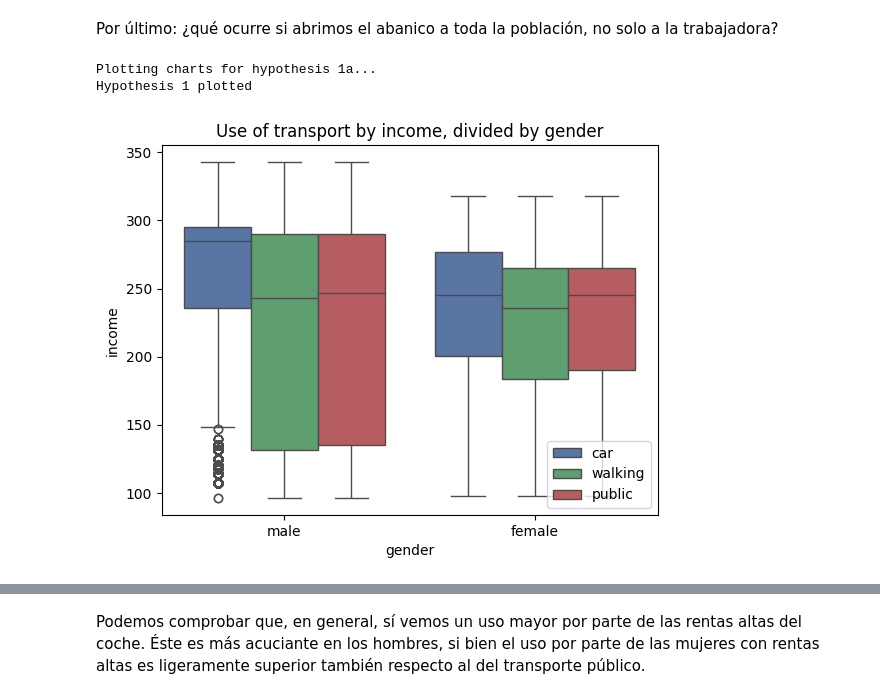
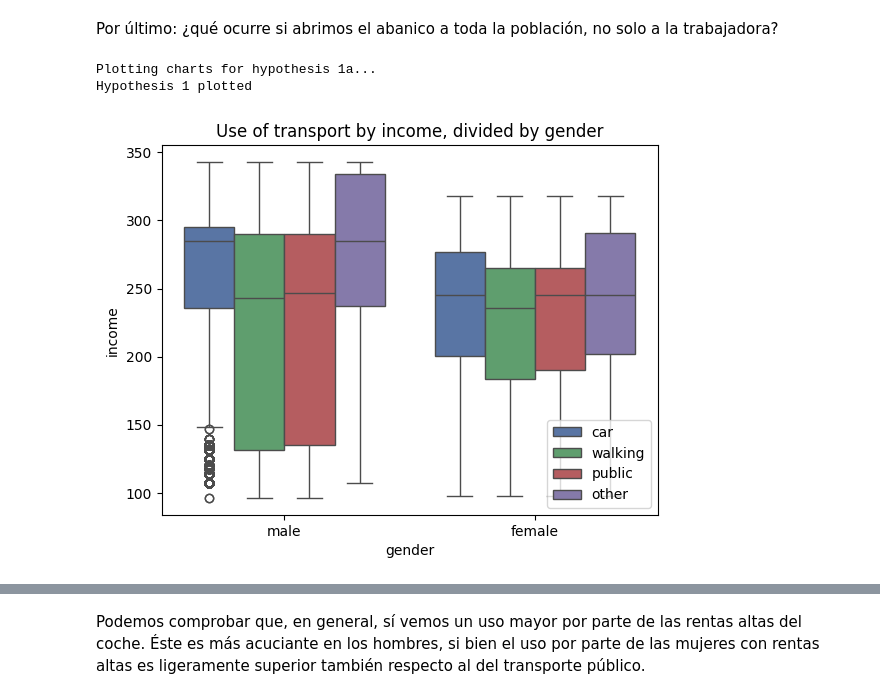
Before and after one commit to RauGarGom/madrid_transp_renta, a Jupyter notebook: memoria.ipynb, the cells around one changed output, grey strips where cells are left out. Drawn from its saved outputs; the diff is of its cells as text; code cells hidden in the pictures.

```diff
--- a/memoria.ipynb
+++ b/memoria.ipynb
@@ -390,10 +390,10 @@ El resultado es curioso. Nos encontramos con que, cuando dividimos por género,
 # %% [markdown]
 Por último: ¿qué ocurre si abrimos el abanico a toda la población, no solo a la trabajadora?
 # %%
-df_transp_work_main = df_transp[df_transp["transport"].isin(["car","public","walking"])]
-ut.hypo_1a(df_transp_work_main,title_name="Use of transport by income, divided by gender",
+df_transp_work_main2 = df_transp[df_transp["transport"].isin(["car","walking","public"])]
+ut.hypo_1b(df_transp,title_name="Use of transport by income, divided by gender",
           file_name="transport_main_gender",compare=True,col_compare='transport',jitter=False,n_obs=False)
 # %% [output]
 Plotting charts for hypothesis 1a...
 Hypothesis 1 plotted
-[figure, old version]
+[figure, new version]
```
Also changed, not shown: parts of 6 cells of this notebook, 4 other files.
